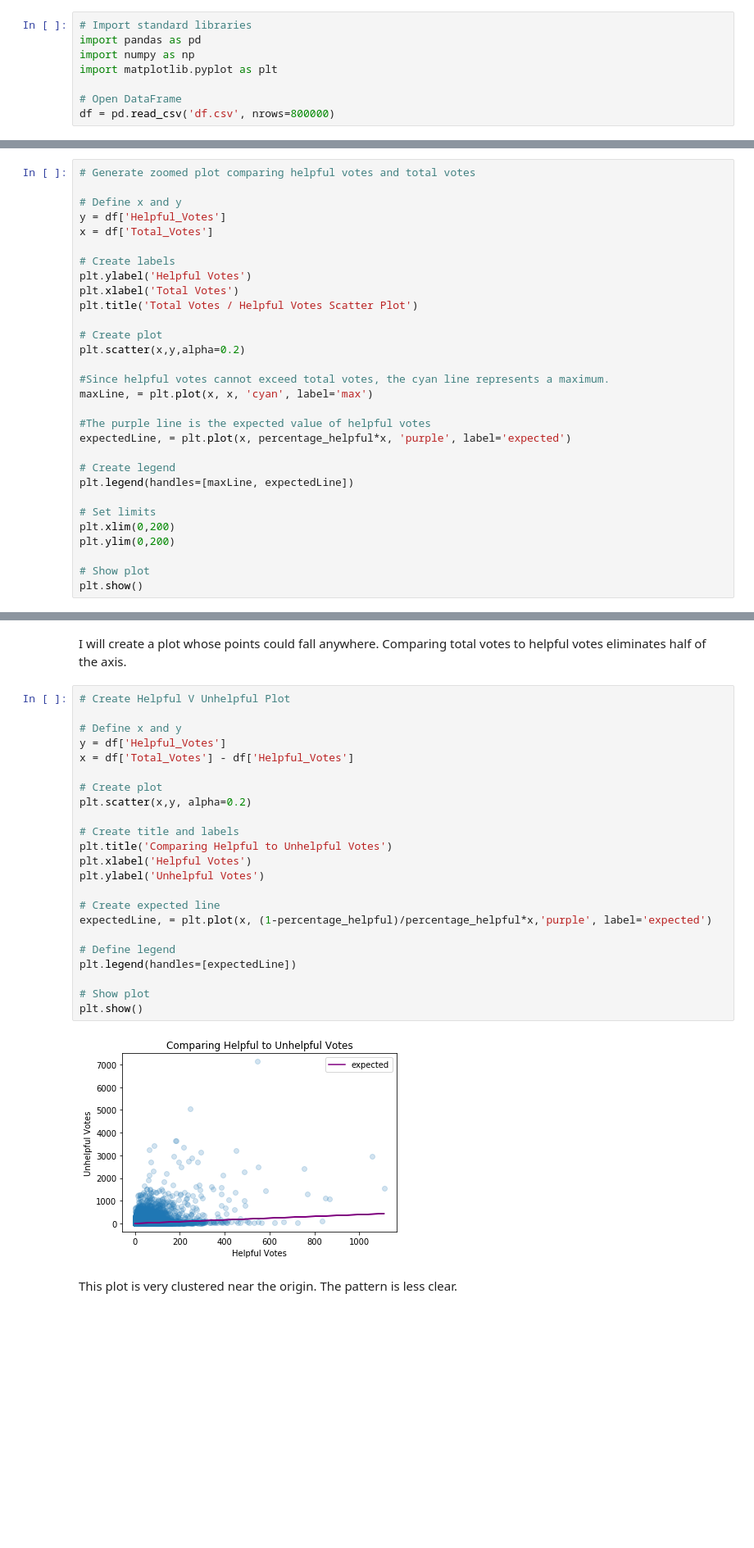
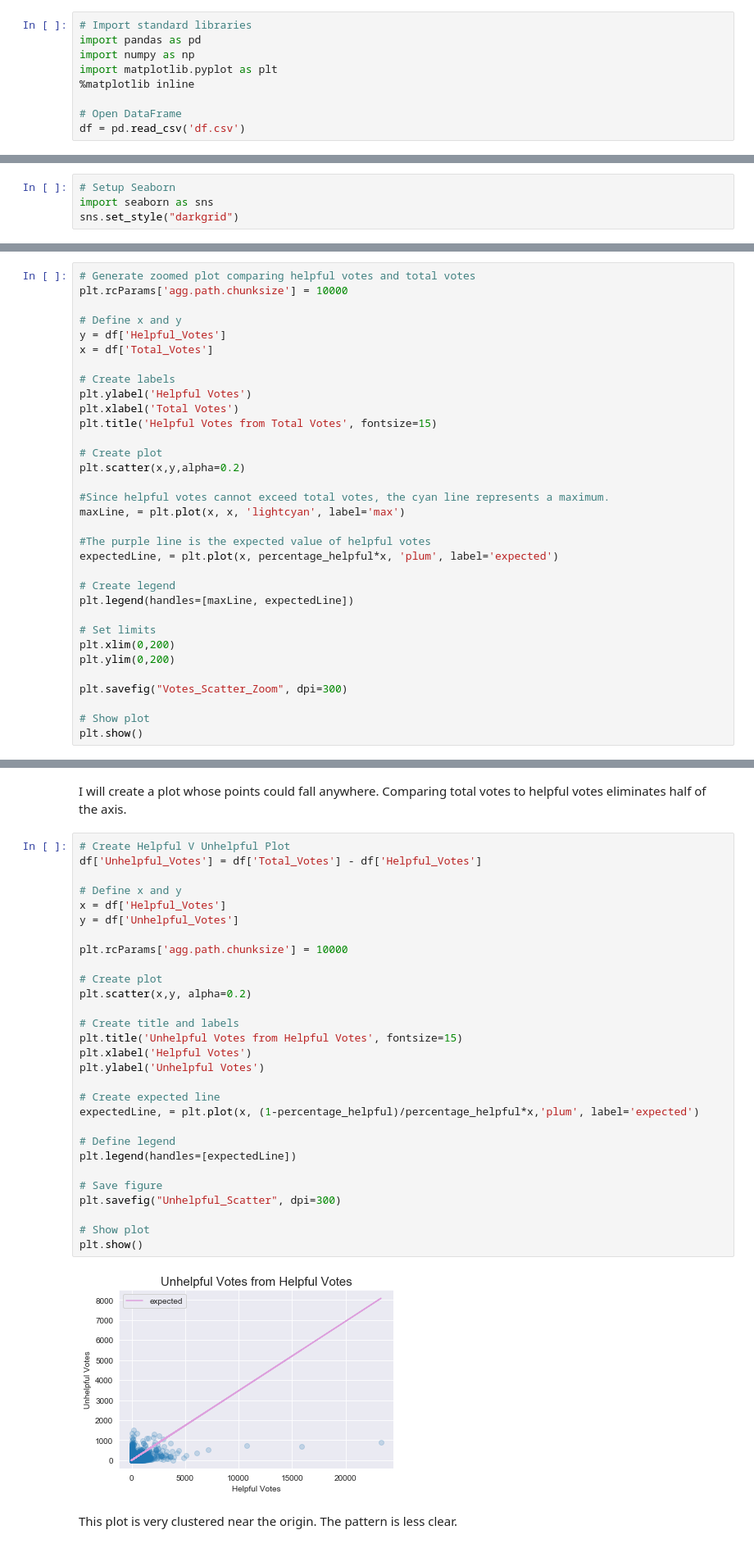
Before and after one commit to coreyjwade/Helpful_Reviews, a Jupyter notebook: Helpful_Reviews_Exploratory_Data_Analysis.ipynb, the cells around one changed output, grey strips where cells are left out. Shown at 82% size. Cells and saved outputs as stored; diff of their text form; blank space fills up the shorter version.

```diff
--- a/Helpful_Reviews_Exploratory_Data_Analysis.ipynb
+++ b/Helpful_Reviews_Exploratory_Data_Analysis.ipynb
@@ -17,9 +17,10 @@ http://jmcauley.ucsd.edu/data/amazon/
 import pandas as pd
 import numpy as np
 import matplotlib.pyplot as plt
+%matplotlib inline
 
 # Open DataFrame
-df = pd.read_csv('df.csv', nrows=800000)
+df = pd.read_csv('df.csv')
 # %%
 # View Full DataFrame
 df.head()
@@ -67,0 +62,4 @@ plt.show()
+# %%
+# Setup Seaborn
+import seaborn as sns
+sns.set_style("darkgrid")
@@ -157,5 +203,6 @@ This is beautifully linear!! Data points with lots of votes are generally more h
 # %%
 # Generate zoomed plot comparing helpful votes and total votes
+plt.rcParams['agg.path.chunksize'] = 10000
 
 # Define x and y
 y = df['Helpful_Votes']
@@ -164,16 +211,16 @@ x = df['Total_Votes']
 # Create labels
 plt.ylabel('Helpful Votes')
 plt.xlabel('Total Votes')
-plt.title('Total Votes / Helpful Votes Scatter Plot')
+plt.title('Helpful Votes from Total Votes', fontsize=15)
 
 # Create plot
 plt.scatter(x,y,alpha=0.2)
 
 #Since helpful votes cannot exceed total votes, the cyan line represents a maximum.
-maxLine, = plt.plot(x, x, 'cyan', label='max')
+maxLine, = plt.plot(x, x, 'lightcyan', label='max')
 
 #The purple line is the expected value of helpful votes
-expectedLine, = plt.plot(x, percentage_helpful*x, 'purple', label='expected')
+expectedLine, = plt.plot(x, percentage_helpful*x, 'plum', label='expected')
 
 # Create legend
 plt.legend(handles=[maxLine, expectedLine])
@@ -182,6 +229,8 @@ plt.legend(handles=[maxLine, expectedLine])
 plt.xlim(0,200)
 plt.ylim(0,200)
 
+plt.savefig("Votes_Scatter_Zoom", dpi=300)
+
 # Show plot
 plt.show()
 # %% [output]
@@ -194,28 +254,34 @@ When Total Votes are low, the data is less clear. This is very dense.
 I will create a plot whose points could fall anywhere. Comparing total votes to helpful votes eliminates half of the axis.
 # %%
 # Create Helpful V Unhelpful Plot
+df['Unhelpful_Votes'] = df['Total_Votes'] - df['Helpful_Votes']
 
 # Define x and y
-y = df['Helpful_Votes']
-x = df['Total_Votes'] - df['Helpful_Votes']
+x = df['Helpful_Votes']
+y = df['Unhelpful_Votes']
+
+plt.rcParams['agg.path.chunksize'] = 10000
 
 # Create plot
 plt.scatter(x,y, alpha=0.2)
 
 # Create title and labels
-plt.title('Comparing Helpful to Unhelpful Votes')
+plt.title('Unhelpful Votes from Helpful Votes', fontsize=15)
 plt.xlabel('Helpful Votes')
 plt.ylabel('Unhelpful Votes')
 
 # Create expected line
-expectedLine, = plt.plot(x, (1-percentage_helpful)/percentage_helpful*x,'purple', label='expected')
+expectedLine, = plt.plot(x, (1-percentage_helpful)/percentage_helpful*x,'plum', label='expected')
 
 # Define legend
 plt.legend(handles=[expectedLine])
 
+# Save figure
+plt.savefig("Unhelpful_Scatter", dpi=300)
+
 # Show plot
 plt.show()
 # %% [output]
-[figure, old version]
+[figure, new version]
 # %% [markdown]
 This plot is very clustered near the origin. The pattern is less clear.
```
Also changed, not shown: parts of 39 cells of this notebook.
